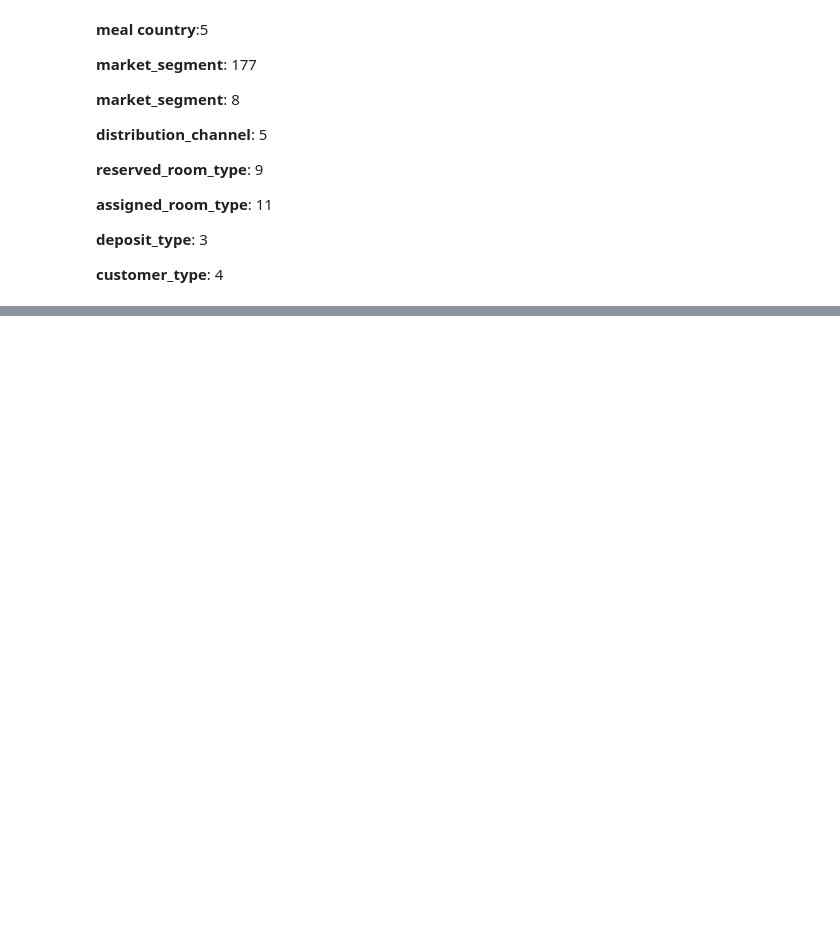
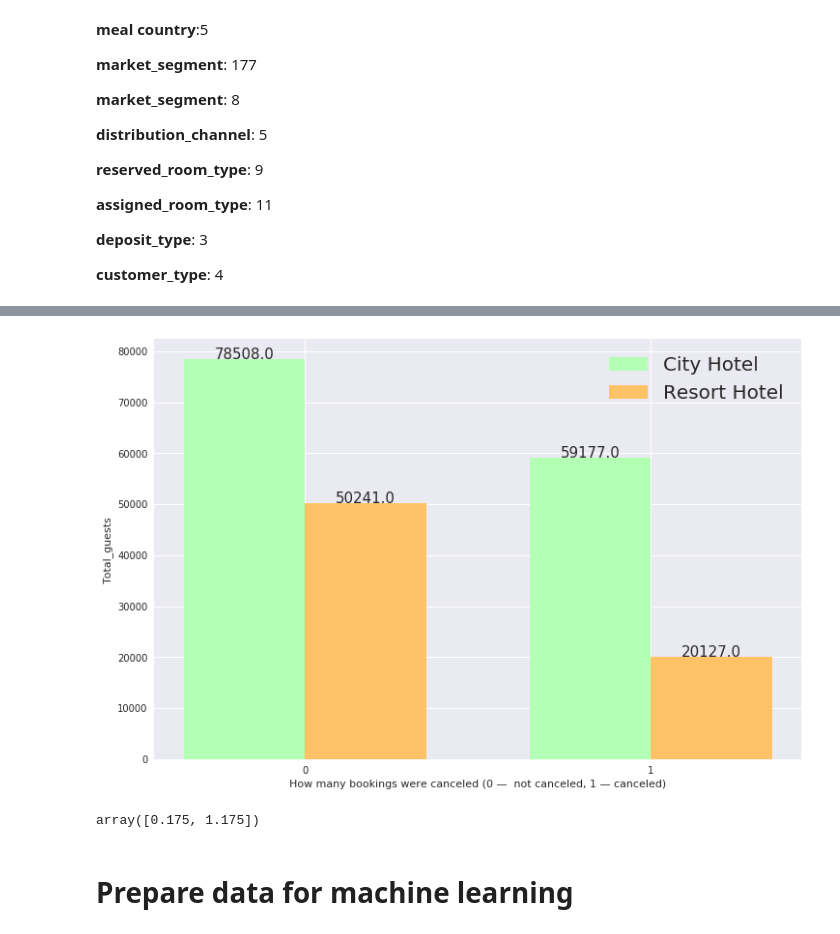
Before and after one commit to huy105/Hotel-booking-classify, a Jupyter notebook: HotelClassify.ipynb, the cells around one changed output, grey strips where cells are left out. Drawn from its saved outputs; the diff is of its cells as text; code cells hidden in the pictures; blank space fills up the shorter version.

Commit message:
Update
Add comment, some data analysis,  BICS and AICS image of Gaussian Mixture

```diff
--- a/HotelClassify.ipynb
+++ b/HotelClassify.ipynb
@@ -131,0 +161,6 @@ Name: customer_type, dtype: int64
+# %%
+# Take the index of the value we want
+index_drop3 = list(hotel_book[(hotel_book['market_segment'] == 'Undefined') &
+                               (hotel_book['distribution_channel'] == 'Undefined')].index)
+
+hotel_book = hotel_book.drop(index_drop3, axis = 0)
@@ -131,0 +187,13 @@ Name: customer_type, dtype: int64
+# %%
+# Remove 2 columns stays_in_weekend_nights and stays_in_week_nights is zero
+index_drop1 = list(hotel_book[(hotel_book["stays_in_weekend_nights"] == 0) &
+                          (hotel_book["stays_in_week_nights"] == 0)].index)
+# Remove which adr = 0
+index_drop2 = list(hotel_book[hotel_book["adr"] <= 0].index)
+
+# Remove which adults = 0
+index_drop3 = list(hotel_book[hotel_book["adults"] == 0].index)
+
+index_drop = index_drop1 + index_drop2 + index_drop3
+
+hotel_book = hotel_book.drop(index_drop, axis = 0)
@@ -162,0 +237,9 @@ hotel_book = hotel_book.drop(index_drop, axis = 0)
+# %%
+barplot = hotel_book.copy()
+
+barplot['guests'] = barplot['adults'] + barplot['children'] + barplot['babies']
+
+col = ["is_canceled", "guests", "hotel"]
+
+barplot = barplot[col].groupby(['hotel',"is_canceled"]).sum().reset_index()
+barplot
@@ -163,3 +252,26 @@ hotel_book = hotel_book.drop(index_drop, axis = 0)
+# %%
+ind = np.arange(2)
+
+with plt.style.context("seaborn"):
+    fig, ax = plt.subplots(figsize = (12, 8))
+    ax.bar(ind, barplot[0:2]["guests"], width = 0.35, color='#b3ffb3', label = "City Hotel")
+    ax.bar(ind + 0.35, barplot[2:4]["guests"], width = 0.35, color='#ffc266', label = "Resort Hotel")
+    ax.set(xlabel = "How many bookings were canceled (0 —  not canceled, 1 — canceled)", ylabel = "Total_guests")
+    ax.legend(prop={'size': 20})
+    ax.set_xticks(ind + 0.35 / 2)
+    ax.set_xticklabels(('0', '1', '0', '1'))
+    for index,data in enumerate(barplot[0:2]["guests"]):
+         ax.text(x= index , y = data+1 , s=f"{data}" , fontdict=dict(fontsize=15), ha = "center")
+    for index,data in enumerate(barplot[2:4]["guests"]):
+         ax.text(x= index + 0.35, y = data+1 , s=f"{data}" , fontdict=dict(fontsize=15), ha = "center")
+# %% [output]
+[figure, added]
+# %%
+ind + 0.35 / 2
+# %% [output]
+array([0.175, 1.175])
+# %% [markdown]
+# Prepare data for machine learning
 # %%
 cat_attri = ['meal', 'country', 'market_segment', 'distribution_channel', 'reserved_room_type', 'assigned_room_type', "customer_type"]
 
```
Also changed, not shown: parts of 40 cells of this notebook, 1 other file.
